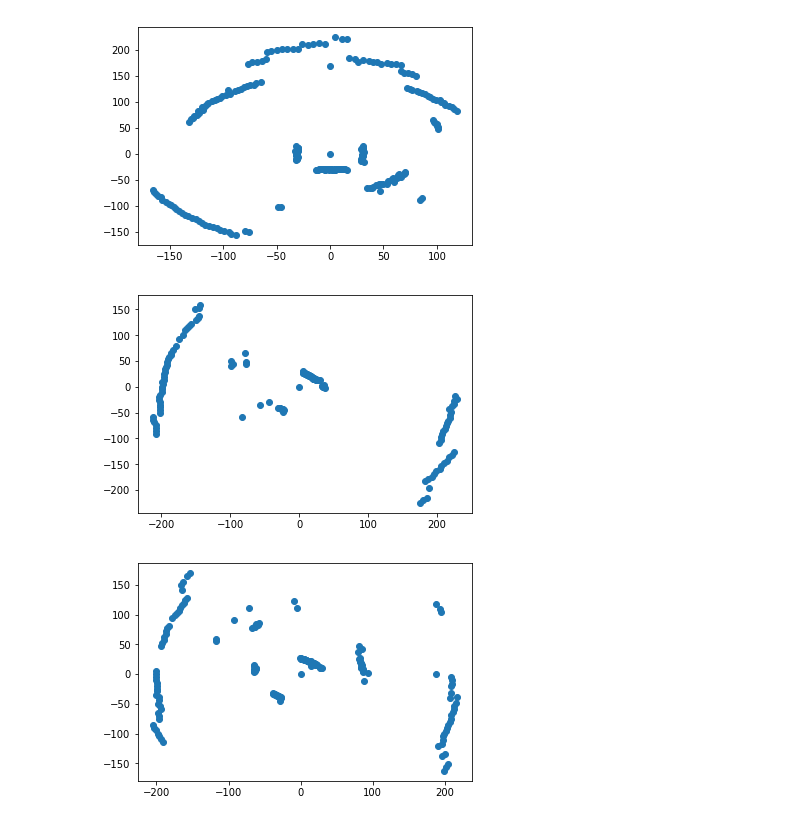
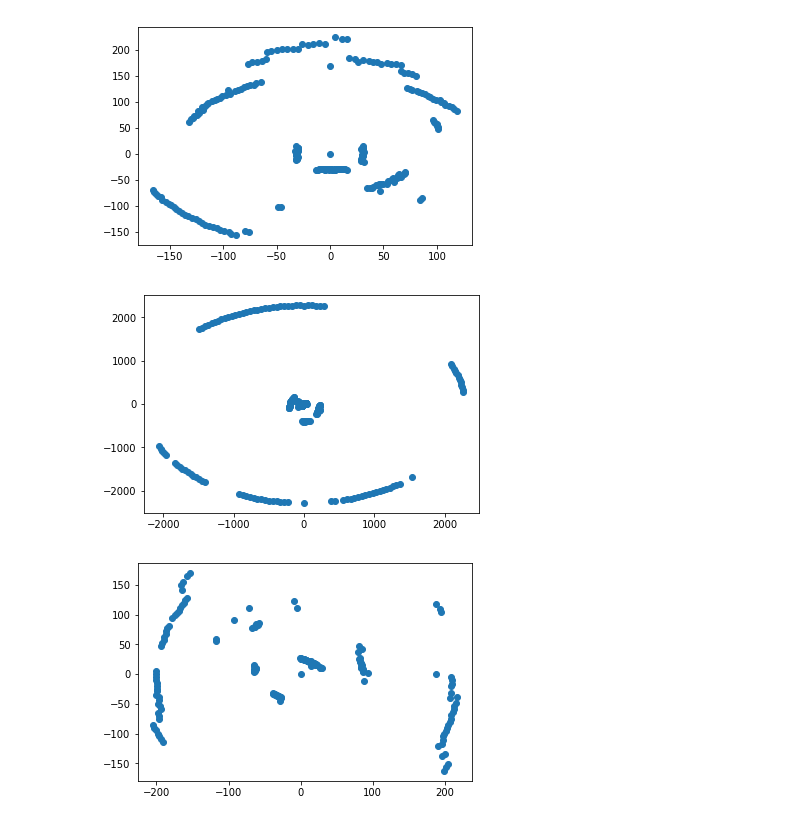
Before and after one commit to oliverruoff/usdar, a Jupyter notebook: notebooks/Visualizer.ipynb, the cells around one changed output. Drawn from its saved outputs; the diff is of its cells as text; code cells hidden in the pictures.

```diff
--- a/notebooks/Visualizer.ipynb
+++ b/notebooks/Visualizer.ipynb
@@ -368,14 +368,14 @@ env_map9 =  [(0, 2267), (56, 2281), (112, 2277), (168, 2276), (224, 2271), (279,
-env_map9 = [(tup[0],tup[1]) for tup in env_map9 if tup[0] > -300 and tup[0] < 300 and tup[1] > -300 and tup[1] < 300]
+#env_map9 = [(tup[0],tup[1]) for tup in env_map9 if tup[0] > -300 and tup[0] < 300 and tup[1] > -300 and tup[1] < 300]
 env_map9.append((0,0))
 
 import numpy as np
 import matplotlib.pyplot as plt
 
 x = [x[0] for x in env_map9]
 y = [y[1] for y in env_map9]
 
 plt.scatter(x, y)
 plt.show()
 # %% [output]
-[figure, old version]
+[figure, new version]
 # %%
```
Also changed, not shown: parts of 6 cells of this notebook, 2 other files.
